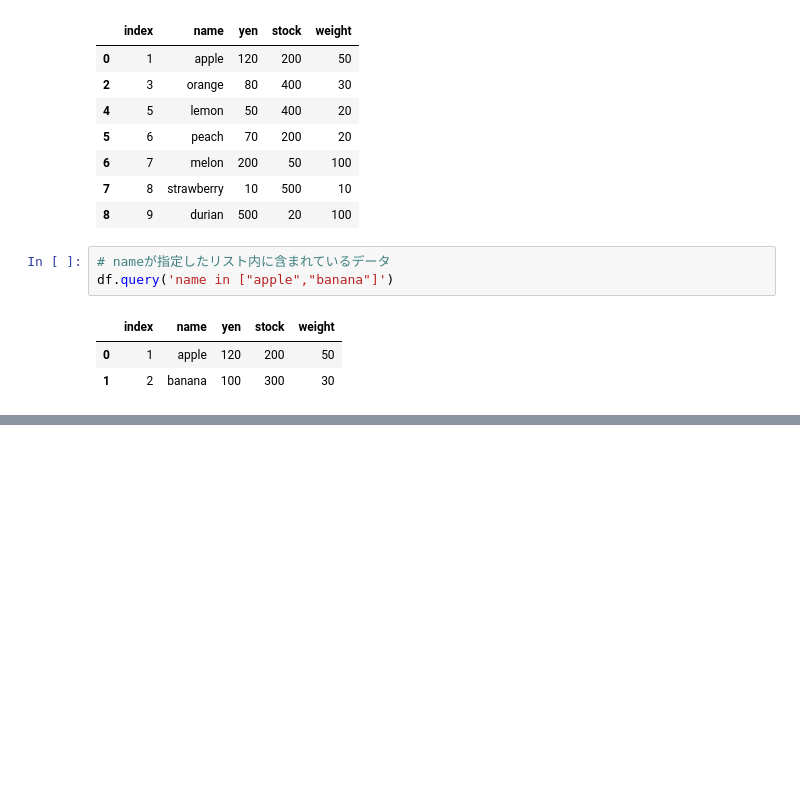
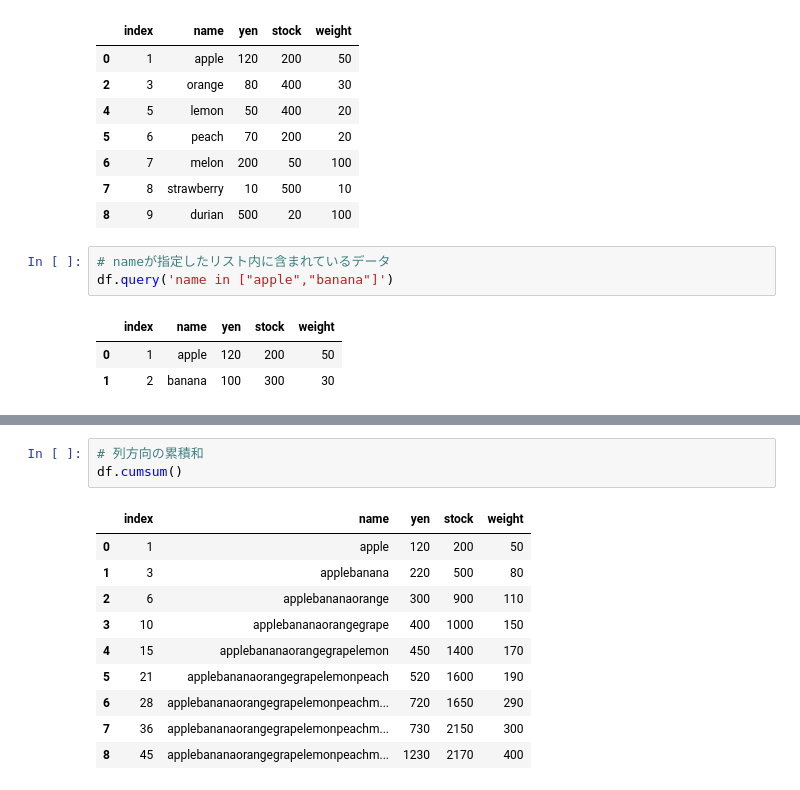
Before and after one commit to WAT36/python, a Jupyter notebook: cheatsheet/pandas.ipynb, the cells around one changed output, grey strips where cells are left out. Cells and saved outputs as stored; diff of their text form; blank space fills up the shorter version.

```diff
--- a/cheatsheet/pandas.ipynb
+++ b/cheatsheet/pandas.ipynb
@@ -311,0 +421,14 @@ df.query('name in ["apple","banana"]')
+# %%
+# 列方向の累積和
+df.cumsum()
+# %% [output]
+|  | index | name | yen | stock | weight |
+| 0 | 1 | apple | 120 | 200 | 50 |
+| 1 | 3 | applebanana | 220 | 500 | 80 |
+| 2 | 6 | applebananaorange | 300 | 900 | 110 |
+| 3 | 10 | applebananaorangegrape | 400 | 1000 | 150 |
+| 4 | 15 | applebananaorangegrapelemon | 450 | 1400 | 170 |
+| 5 | 21 | applebananaorangegrapelemonpeach | 520 | 1600 | 190 |
+| 6 | 28 | applebananaorangegrapelemonpeachm... | 720 | 1650 | 290 |
+| 7 | 36 | applebananaorangegrapelemonpeachm... | 730 | 2150 | 300 |
+| 8 | 45 | applebananaorangegrapelemonpeachm... | 1230 | 2170 | 400 |
```
Also changed, not shown: parts of 23 cells of this notebook.
